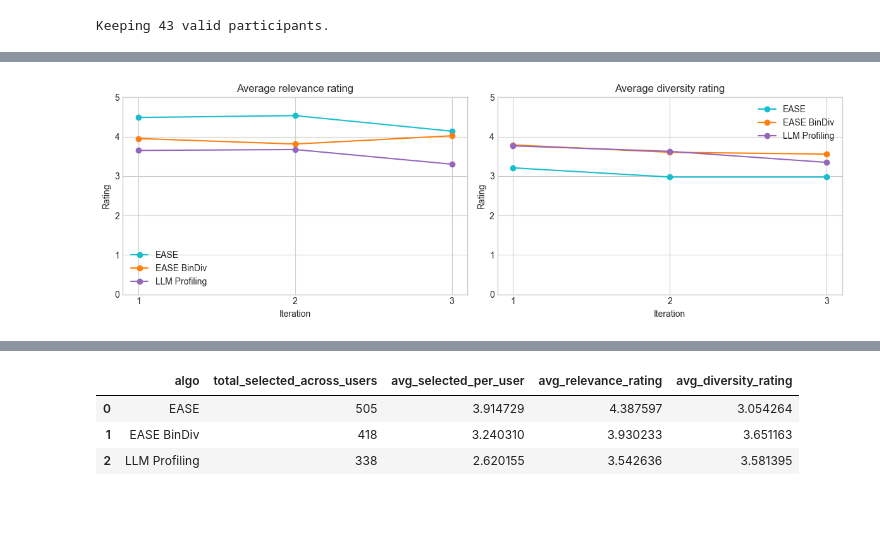
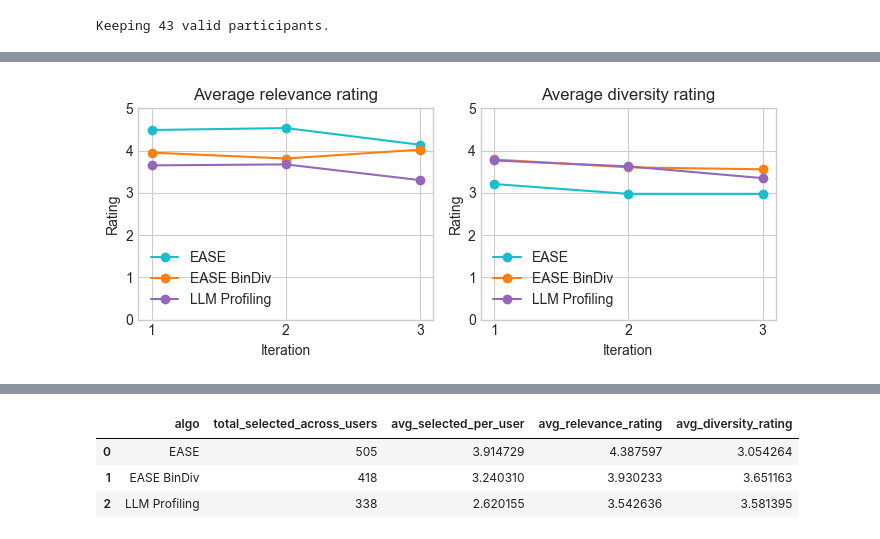
Before and after one commit to RichardFedak/llm-diversity, a Jupyter notebook: experiment/EasyStudy/reporting/report.ipynb, the cells around one changed output, grey strips where cells are left out. Cells and saved outputs as stored; diff of their text form; code cells hidden in the pictures; blank space fills up the shorter version.

```diff
--- a/experiment/EasyStudy/reporting/report.ipynb
+++ b/experiment/EasyStudy/reporting/report.ipynb
@@ -246,3 +246,6 @@ div_df.head(5)
 | 2 | 192 | 4 | diversity-perception-ended | 2025-07-13 16:21:01.317508 | {"sim_genres": [{"rating": 3, "ge... | 0.133235 | plot | ... |
 | 3 | 515 | 5 | diversity-perception-ended | 2025-07-13 16:26:07.932201 | {"sim_genres": [{"rating": 3, "ge... | -1.009455 | genres | ... |
 | 4 | 567 | 6 | diversity-perception-ended | 2025-07-13 16:32:12.875247 | {"sim_genres": [{"rating": 4, "ge... | 0.555714 | plot | ... |
+# %%
+id_stimulus_mapping = div_df[['participation', 'stimulus_label']]
+id_stimulus_mapping.head()
@@ -461,5 +472,9 @@ per_iter_df['algo'] = per_iter_df['algo'].replace({
     'Method 3': 'LLM Profiling'
 })
 
+mapping_dict = dict(zip(id_stimulus_mapping['participation'], id_stimulus_mapping['stimulus_label']))
+per_iter_df['stimulus'] = per_iter_df['participant'].map(mapping_dict)
+
+
 per_iter_df.head(12)
 # %% [output]
@@ -507,33 +583,36 @@ plt.show()
 # %%
 grouped_df = per_iter_df.groupby(['iteration', 'algo'])[['relevance_rating', 'diversity_rating']].mean().reset_index()
 
-fig, axes = plt.subplots(1, 2, figsize=(12, 4), sharex=True)
-
+fig, axes = plt.subplots(1, 2, figsize=(7, 3), sharex=True)
+colors = {'EASE': '#17becf',
+          'EASE BinDiv': '#ff7f0e',
+          'LLM Profiling': '#9467bd'}
 for algo in grouped_df['algo'].unique():
     subset = grouped_df[grouped_df['algo'] == algo]
     axes[0].plot(subset['iteration'], subset['relevance_rating'], marker='o',
                  label=algo, color=colors.get(algo, 'black'))
 axes[0].set_title('Average relevance rating')
 axes[0].set_xlabel('Iteration')
 axes[0].set_ylabel('Rating')
 axes[0].set_xticks(sorted(per_iter_df['iteration'].unique()))
 axes[0].set_ylim(0, 5)
 axes[0].grid(True)
 axes[0].legend()
 
 for algo in grouped_df['algo'].unique():
     subset = grouped_df[grouped_df['algo'] == algo]
     axes[1].plot(subset['iteration'], subset['diversity_rating'], marker='o',
                  label=algo, color=colors.get(algo, 'black'))
 axes[1].set_title('Average diversity rating')
 axes[1].set_xlabel('Iteration')
 axes[1].set_ylabel('Rating')
 axes[1].set_xticks(sorted(per_iter_df['iteration'].unique()))
 axes[1].set_ylim(0, 5)
 axes[1].grid(True)
 axes[1].legend()
 
 plt.tight_layout()
+plt.savefig("per_iter_ratings.pdf", format="pdf", bbox_inches="tight")
 plt.show()
 # %% [output]
-[figure, old version]
+[figure, new version]
```
Also changed, not shown: parts of 9 cells of this notebook.
